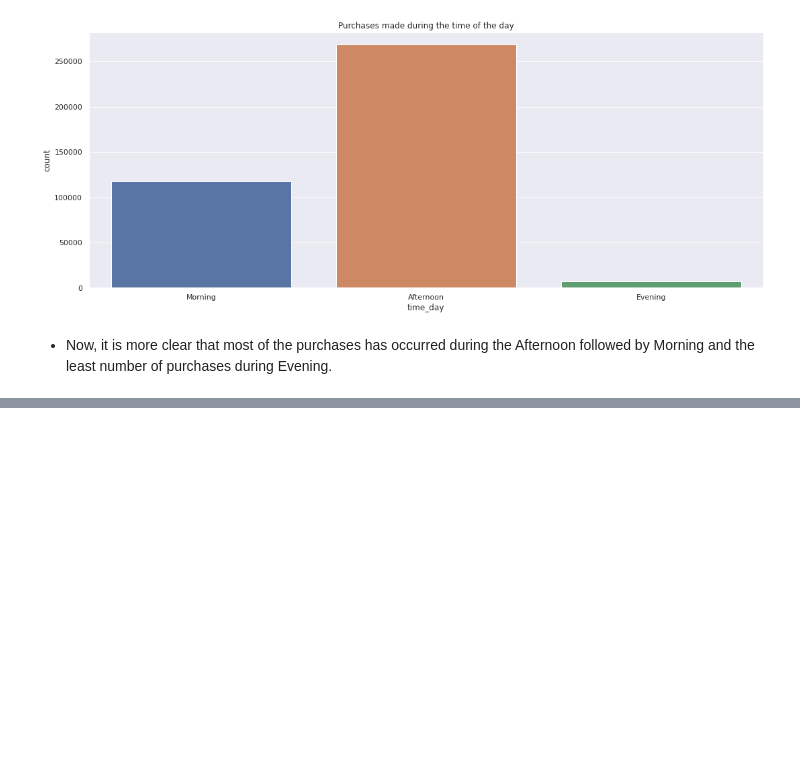
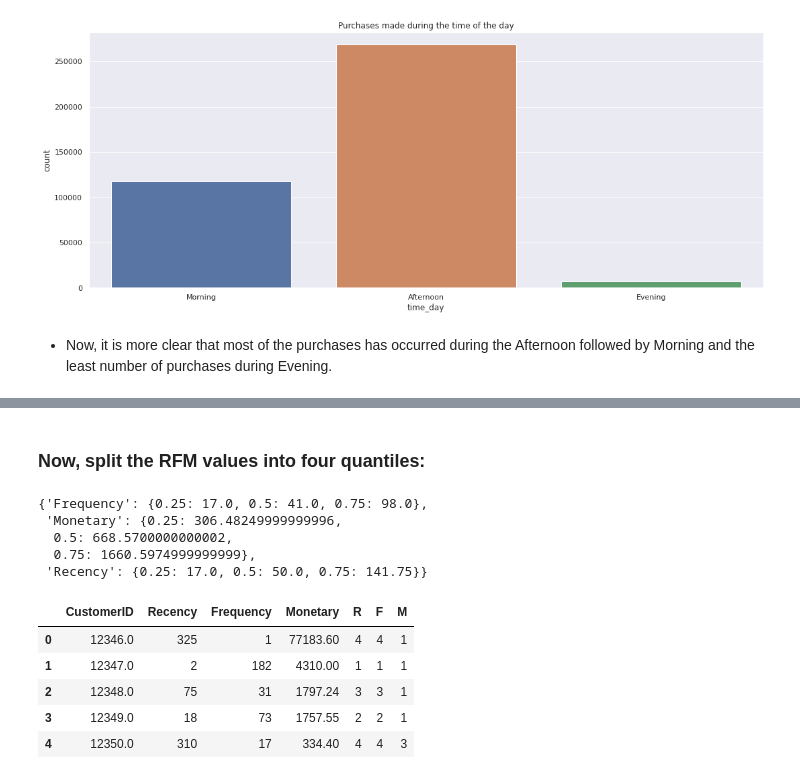
Before and after one commit to Rudrajit12/Online-Retail-Customer-Segmentation, a Jupyter notebook: Online_Retail_Customer_Segmentation_Capstone_Project.ipynb, the cells around one changed output, grey strips where cells are left out. Saved outputs shown, nothing was run; the diff lists cells and outputs as text; code cells hidden in the pictures; blank space fills up the shorter version.

```diff
--- a/Online_Retail_Customer_Segmentation_Capstone_Project.ipynb
+++ b/Online_Retail_Customer_Segmentation_Capstone_Project.ipynb
@@ -744,0 +840,13 @@ plt.show()
+# %% [markdown]
+### **Now, split the RFM values into four quantiles:**
+# %%
+# split the rfm values into four quantiles
+quantiles = rfm_df.quantile(q=[0.25,0.5,0.75])
+quantiles = quantiles.to_dict()
+quantiles
+# %% [output]
+{'Frequency': {0.25: 17.0, 0.5: 41.0, 0.75: 98.0},
+ 'Monetary': {0.25: 306.48249999999996,
+  0.5: 668.5700000000002,
+  0.75: 1660.5974999999999},
+ 'Recency': {0.25: 17.0, 0.5: 50.0, 0.75: 141.75}}
@@ -744,0 +874,13 @@ plt.show()
+# %%
+# calculate RFM segment values for each record
+rfm_df['R'] = rfm_df['Recency'].apply(RScore, args=('Recency', quantiles, ))
+rfm_df['F'] = rfm_df['Frequency'].apply(FnMScore, args=('Frequency', quantiles, ))
+rfm_df['M'] = rfm_df['Monetary'].apply(FnMScore, args=('Monetary', quantiles, ))
+rfm_df.reset_index().head()
+# %% [output]
+|  | CustomerID | Recency | Frequency | Monetary | R | F | M |
+| 0 | 12346.0 | 325 | 1 | 77183.60 | 4 | 4 | 1 |
+| 1 | 12347.0 | 2 | 182 | 4310.00 | 1 | 1 | 1 |
+| 2 | 12348.0 | 75 | 31 | 1797.24 | 3 | 3 | 1 |
+| 3 | 12349.0 | 18 | 73 | 1757.55 | 2 | 2 | 1 |
+| 4 | 12350.0 | 310 | 17 | 334.40 | 4 | 4 | 3 |
```
Also changed, not shown: parts of 22 cells of this notebook.
